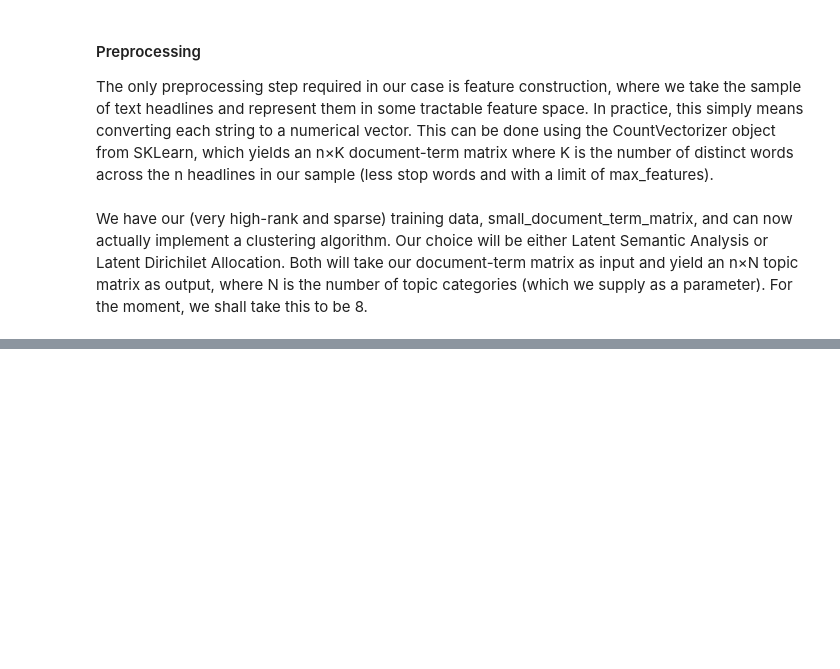
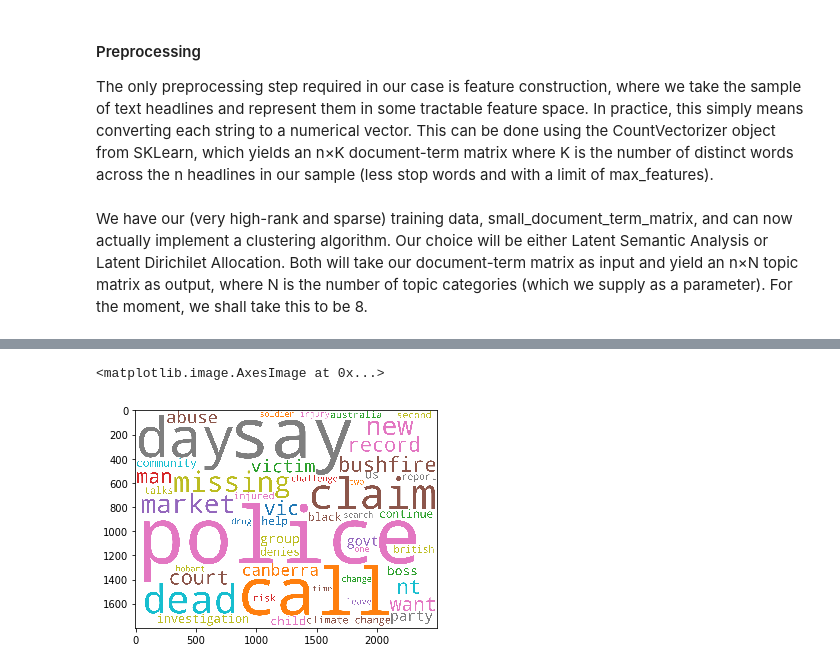
Before and after one commit to Sanket-Kakade/TopicModellingOnNewsHeadlines-, a Jupyter notebook: Topic_modeling_using_LDA.ipynb, the cells around one changed output, grey strips where cells are left out. Cells and saved outputs as stored; diff of their text form; code cells hidden in the pictures; blank space fills up the shorter version.

```diff
--- a/Topic_modeling_using_LDA.ipynb
+++ b/Topic_modeling_using_LDA.ipynb
@@ -225,0 +264,21 @@ ax.set_ylabel('Number of headlines');
+# %%
+document_topic_df= pd.DataFrame({'Document':small_text_sample, 'Topic': lda_keys})
+# %%
+from wordcloud import WordCloud
+topic_dict={}
+for i in lda_categories:
+    topic_dict[i]= " ". join(document_topic_df[document_topic_df['Topic']==i]['Document'])
+# %%
+cloud = WordCloud(background_color='white',
+                  width=2500,
+                  height=1800,
+                  max_words=50,
+                  colormap='tab10',
+#                   color_func=lambda *args, **kwargs: cols[i],
+                  prefer_horizontal=1.0)
+# %%
+cloud.generate(topic_dict[0])
+plt.imshow(cloud)
+# %% [output]
+<matplotlib.image.AxesImage at 0x...>
+[figure, added]
```
Also changed, not shown: parts of 19 cells of this notebook.
